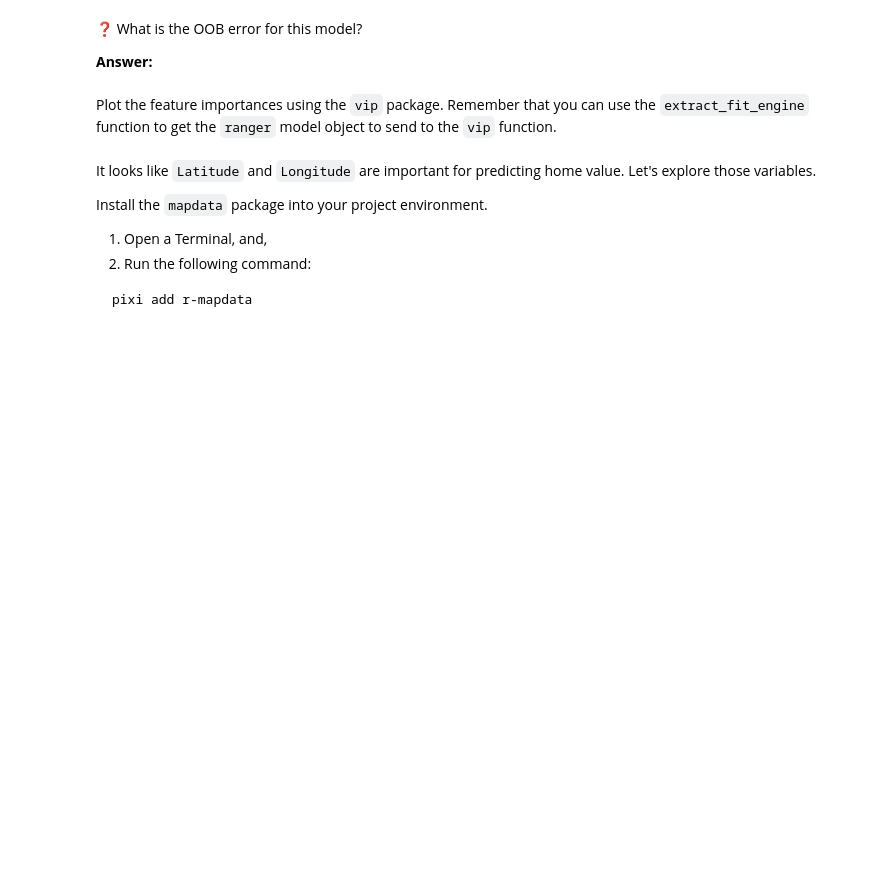
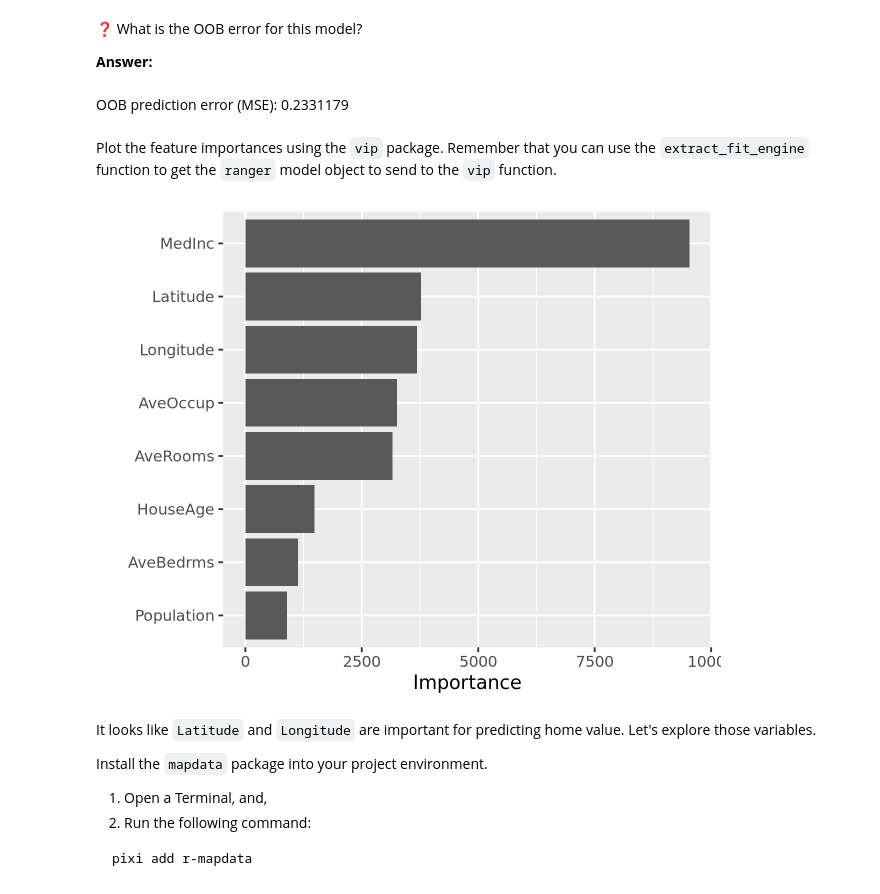
Before and after one commit to henokrezene-data/a10, a Jupyter notebook: assignment11.ipynb, the cells around one changed output. Saved outputs shown, nothing was run; the diff lists cells and outputs as text; code cells hidden in the pictures; blank space fills up the shorter version.

```diff
--- a/assignment11.ipynb
+++ b/assignment11.ipynb
@@ -86,8 +99,20 @@ rf_fit
 ❓ What is the OOB error for this model?
 
 **Answer:**
+# %% [markdown]
+
+OOB prediction error (MSE):       0.2331179
 # %% [markdown]
 Plot the feature importances using the `vip` package. Remember that you can use the `extract_fit_engine` function to get the `ranger` model object to send to the `vip` function.
+# %%
+
+# Extract thefunction to get ranger
+rf_engine <- extract_fit_engine(rf_fit)
+
+# Create feature importance plot
+vip(rf_engine)
+# %% [output]
+[figure, added]
 # %% [markdown]
 It looks like `Latitude` and `Longitude` are important for predicting home value. Let's explore those variables.
 
```
Also changed, not shown: parts of 6 cells of this notebook, 4 other files.
